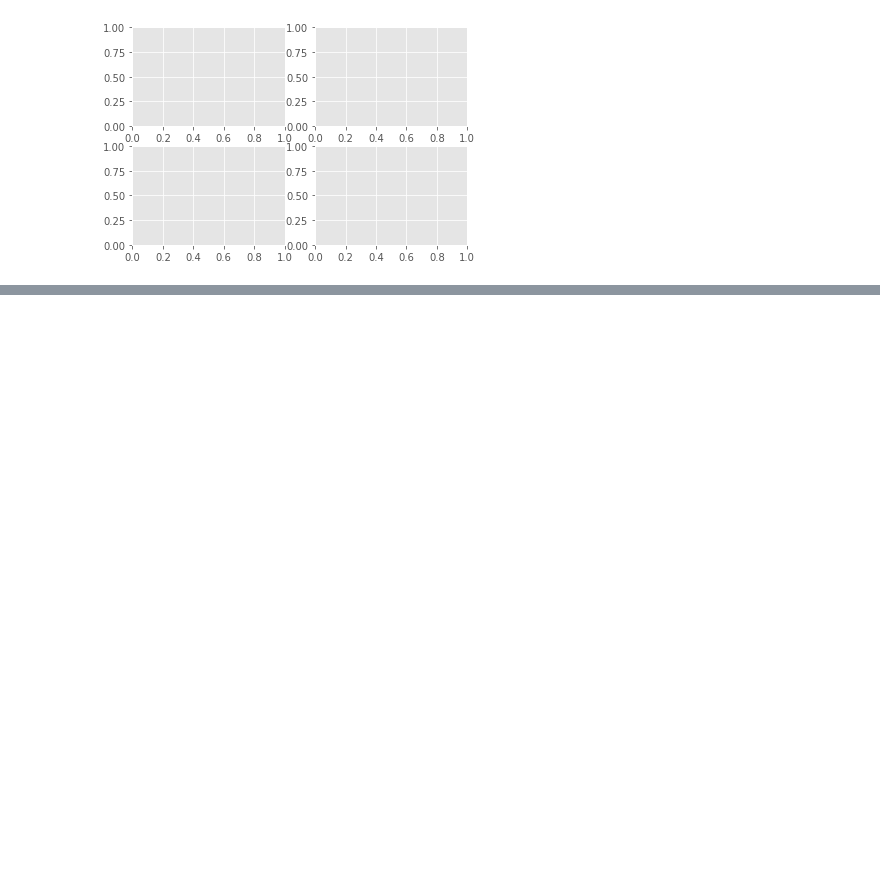
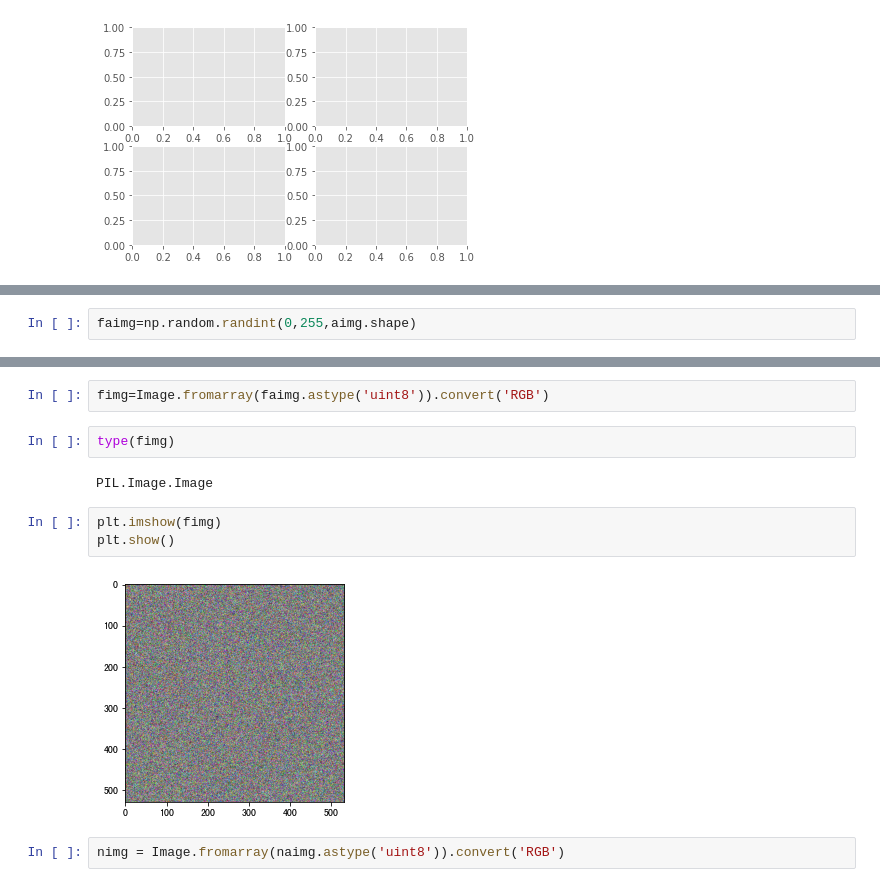
Before and after one commit to zheddie/samplecodes, a Jupyter notebook: src_python/jupyterdemo/matplot-learn.ipynb, the cells around one changed output, grey strips where cells are left out. Drawn from its saved outputs; the diff is of its cells as text; blank space fills up the shorter version.

```diff
--- a/src_python/jupyterdemo/matplot-learn.ipynb
+++ b/src_python/jupyterdemo/matplot-learn.ipynb
@@ -66,0 +169,2 @@ fig, ax_lst = plt.subplots(2, 2) # a figure with a 2x2 grid of Axes
+# %%
+faimg=np.random.randint(0,255,aimg.shape)
@@ -66,0 +214,13 @@ fig, ax_lst = plt.subplots(2, 2) # a figure with a 2x2 grid of Axes
+# %%
+fimg=Image.fromarray(faimg.astype('uint8')).convert('RGB')
+# %%
+type(fimg)
+# %% [output]
+PIL.Image.Image
+# %%
+plt.imshow(fimg)
+plt.show()
+# %% [output]
+[figure, added]
+# %%
+nimg = Image.fromarray(naimg.astype('uint8')).convert('RGB')
```
Also changed, not shown: parts of 23 cells of this notebook, 28 other files.
